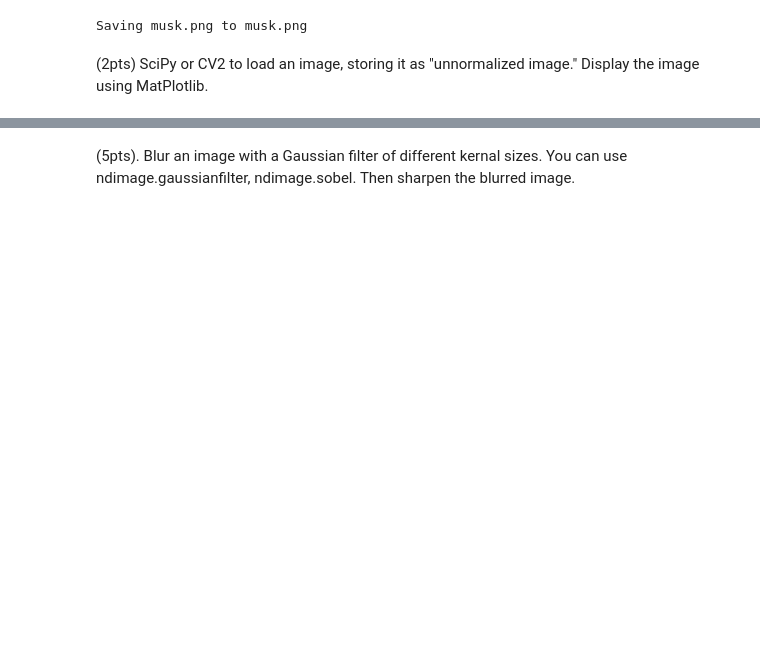
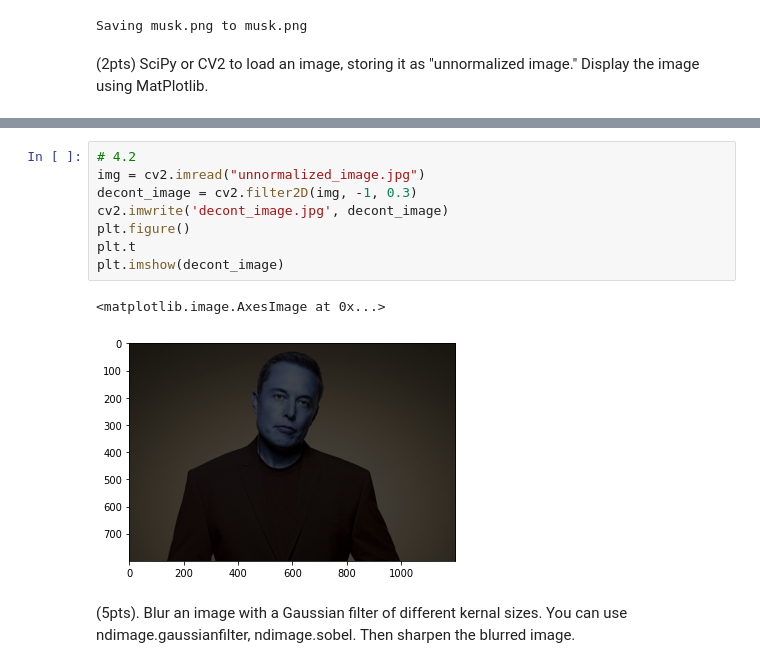
Before and after one commit to twyunting/CSC-676_Computer-Vision, a Jupyter notebook: Homeworks/hw2/CSC-676_HW2_Numpy Exercises 1_YuntingChiu.ipynb, the cells around one changed output, grey strips where cells are left out. Drawn from its saved outputs; the diff is of its cells as text; blank space fills up the shorter version.

```diff
--- a/Homeworks/hw2/CSC-676_HW2_Numpy Exercises 1_YuntingChiu.ipynb
+++ b/Homeworks/hw2/CSC-676_HW2_Numpy Exercises 1_YuntingChiu.ipynb
@@ -472,2 +477,13 @@ plt.imshow(img)
+# %%
+# 4.2
+img = cv2.imread("unnormalized_image.jpg")
+decont_image = cv2.filter2D(img, -1, 0.3)
+cv2.imwrite('decont_image.jpg', decont_image)
+plt.figure()
+plt.t
+plt.imshow(decont_image)
+# %% [output]
+<matplotlib.image.AxesImage at 0x...>
+[figure, added]
 # %% [markdown]
 (5pts). Blur an image with a Gaussian filter of different kernal sizes. You can use ndimage.gaussianfilter, ndimage.sobel. Then sharpen the blurred image.
```
Also changed, not shown: parts of 7 cells of this notebook, 1 other file.
